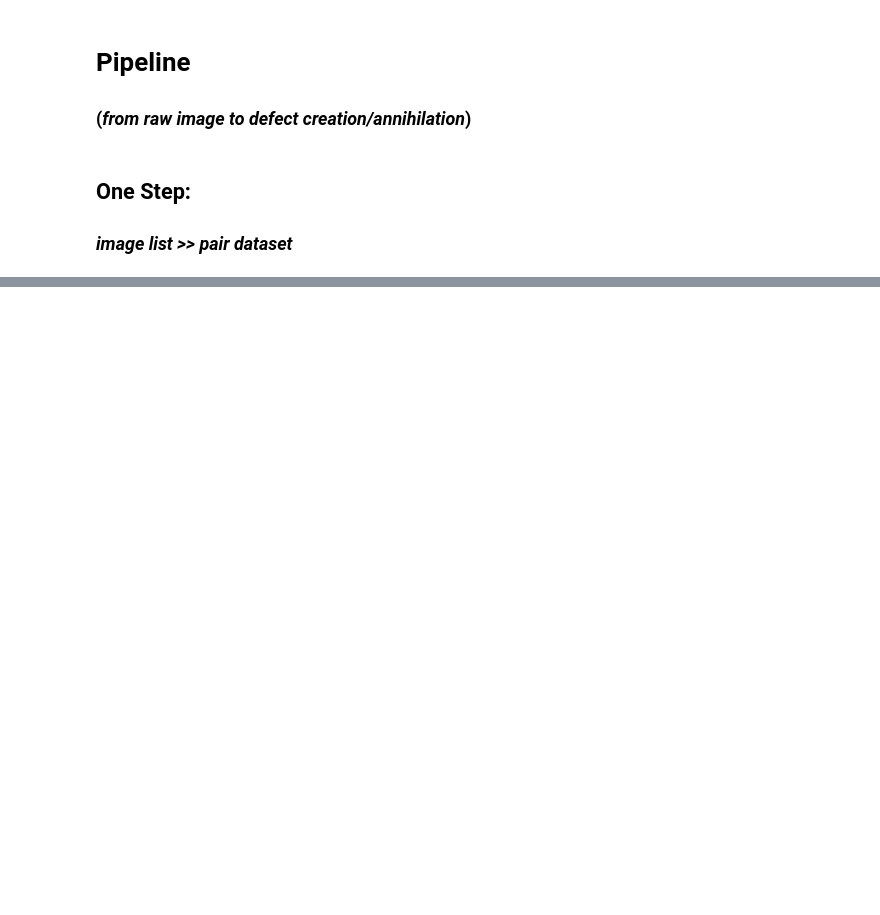
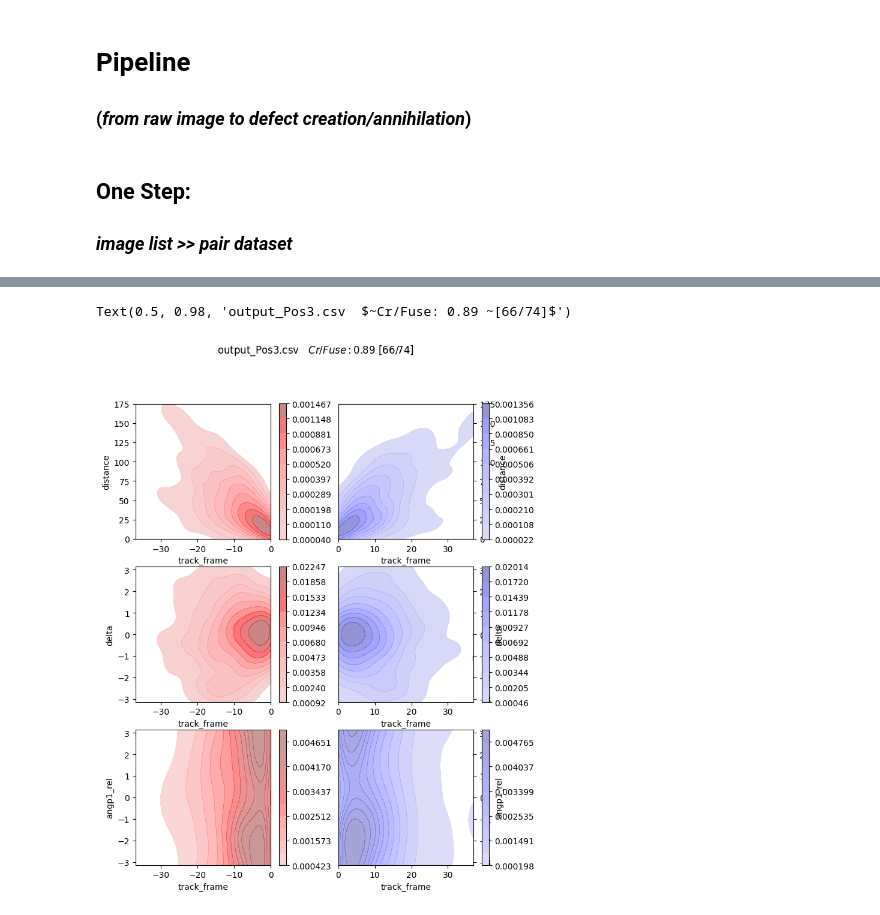
Before and after one commit to viciya/nematics, a Jupyter notebook: nematics/journals/pipeline_defect_pair_fusion_creation.ipynb, the cells around one changed output, grey strips where cells are left out. Cells and saved outputs as stored; diff of their text form; code cells hidden in the pictures; blank space fills up the shorter version.

```diff
--- a/nematics/journals/pipeline_defect_pair_fusion_creation.ipynb
+++ b/nematics/journals/pipeline_defect_pair_fusion_creation.ipynb
@@ -245,10 +259,12 @@ df_cr = df_cr.groupby(['plus_id','min_id']).filter(lambda x: len(x)>track_len).c
 # %%
 import seaborn as sns
+%matplotlib inline
 
 fig, axs = plt.subplots(3, 2, figsize=(8,10))
 ax1,ax2,ax3, ax4,ax5,ax6 = axs.ravel()
 
-track_len = 5
+cbar = True
+# track_len = 5
 levels = 10
 xrange = df_fuse["distance"].median() + 4*df_fuse["distance"].std()
 trange = np.abs(df_fuse["track_frame"].median()) + 4*df_fuse["track_frame"].std()
@@ -267,34 +283,38 @@ for label, ax_set in zip(["fusion","creation"], [(ax1,ax3,ax5), (ax2,ax4,ax6)]):
 
     # 1. track_frame vs distance
     sns.kdeplot(
         data=distance_in_time, x="track_frame", y="distance",
-        ax=ax_set[0], levels=levels, color=color, alpha=0.6, fill=True, cbar=False
+        ax=ax_set[0], levels=levels, color=color, alpha=0.6, fill=True, cbar=cbar,
     )
     # 2. track_frame vs delta
     sns.kdeplot(
         data=distance_in_time, x="track_frame", y="delta",
-        ax=ax_set[1], levels=levels, color=color, alpha=0.6, fill=True, cbar=False
+        ax=ax_set[1], levels=levels, color=color, alpha=0.6, fill=True, cbar=cbar
     )
     # 3. 3-fold: track_frame vs angp1_rel
     angp1_rel = expand_3fold_angles(distance_in_time, col_value="angp1_rel", col_condition="angp1_rel")
     track_frame = expand_3fold_angles(distance_in_time, col_value="track_frame", col_condition="angp1_rel")
     df_3fold = pd.DataFrame({"angp1_rel": angp1_rel, "track_frame": track_frame})
     sns.kdeplot(
         data=df_3fold, x="track_frame", y="angp1_rel",
-        ax=ax_set[2], levels=int(4*levels), color=color, alpha=0.5, fill=True, cbar=False
+        ax=ax_set[2], levels=int(1.2*levels), color=color, alpha=0.5, fill=True, cbar=cbar
     )
 
     # Axis settings
     if label == "fusion":
         [ax.set_box_aspect(1) for ax in ax_set]
         [ax.set_xlim([-trange,0]) for ax in ax_set]
         ax_set[0].set_ylim([0,xrange])
     else:
         [(ax.set_box_aspect(1), ax.yaxis.set_label_position("right"), ax.yaxis.tick_right()) for ax in ax_set]
         [ax.set_xlim([0,trange]) for ax in ax_set]
         ax_set[0].set_ylim([0,xrange])
 
-    ax_set[1].set_ylim([-np.pi, np.pi])
+    # ax_set[1].set_ylim([-np.pi, np.pi])
     [ax.set_ylim([-np.pi, np.pi]) for ax in ax_set[1:]]
 
 fig.suptitle("%s  $~Cr/Fuse: %.4s ~[%.4s/%.4s]$" % (os.path.basename(output_csv), cr_n/fuse_n, cr_n, fuse_n), fontsize=12)
+# fig.savefig(r"C:\Users\victo\OneDrive - BGU\BEER\DefectInter paper\Images\pair d_delta_phi cell.svg")
+# %% [output]
+Text(0.5, 0.98, 'output_Pos3.csv  $~Cr/Fuse: 0.89 ~[66/74]$')
+[figure, added]
```
Also changed, not shown: parts of 16 cells of this notebook, 6 other files.
